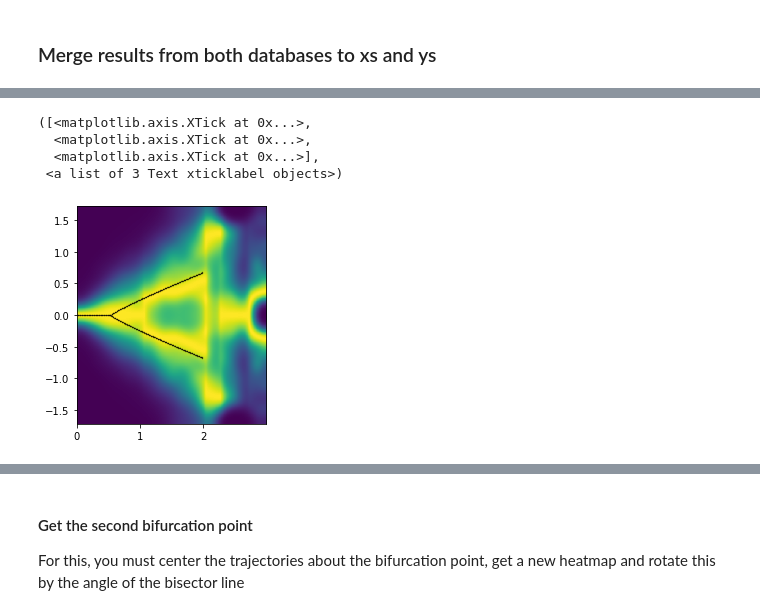
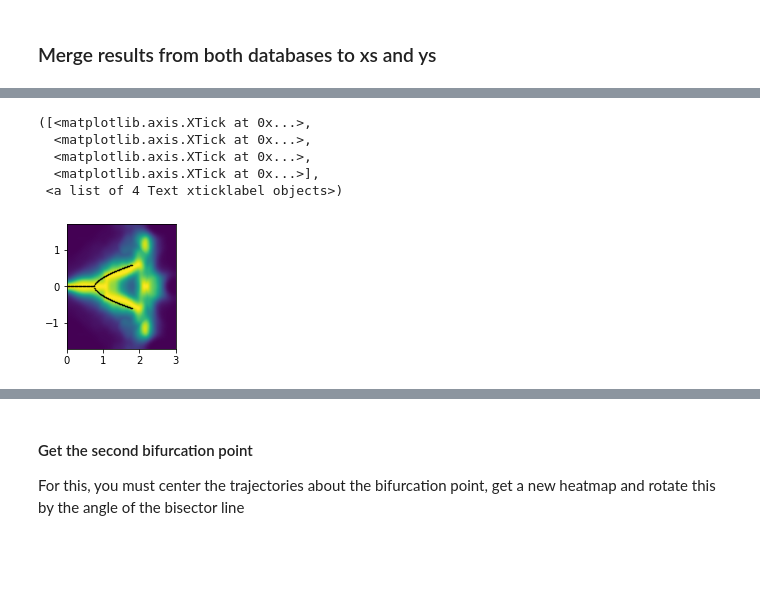
Before and after one commit to bianca-schell/locustVR, a Jupyter notebook: locust_plots-june.ipynb, the cells around one changed output, grey strips where cells are left out. Cells and saved outputs as stored; diff of their text form; code cells hidden in the pictures; blank space fills up the shorter version.

```diff
--- a/locust_plots-june.ipynb
+++ b/locust_plots-june.ipynb
@@ -389,3 +419,7 @@ plt.axes().set_aspect('equal')
 plt.show()
 # %% [output]
 [figure]
+# %%
+df2 = tmp1.loc[:, ['rotated_x', 'rotated_y', 't']]
+df2['event'] = np.max(df1['event'])+1
+df2['t2'] = 0
@@ -420,5 +468,2 @@ else:
 # %% [markdown]
 ### Merge results from both databases to xs and ys
-# %%
-xs = np.concatenate((x1s,x2s))
-ys = np.concatenate((y1s,y2s))
@@ -485,0 +550,18 @@ plt.savefig(
+# %%
+tmin = 0
+tmax = 300
+for idx,t in enumerate(range(tmin,tmax-window_size)):
+    window_min = t
+    window_max = t + window_size
+
+    x = xs[(ts > window_min) & (ts < window_max)]
+    y = ys[(ts > window_min) & (ts < window_max)]
+    tmp_img = density_map(x, y, stats=False)
+
+    if idx == 0:
+        img = tmp_img
+    else:
+        img = np.fmax(tmp_img, img)
+
+x_peaks = np.where(img > peak_threshold)[1] * post1_x / nbins
+y_peaks = np.where(img > peak_threshold)[0] * (post0_y - post2_y) / nbins + post2_y
@@ -527,40 +679,41 @@ for i in range(0,10):
 # %%
+fig, ax = plt.subplots(1, 1, figsize=(post1_x/1.5, post2_y/0.75))
 plt.imshow(img ** 2, extent=[0, post1_x, post0_y, post2_y])
+
 
 parameters = params1
 step_len = 0.01
 
 x1 = np.arange(step_len, parameters[0], step_len)
 y1 = np.zeros(len(x1))
 
 x = (
-    np.arange(parameters[0], 2.0, step_len)
-)
+    np.arange(parameters[0], 1.8, step_len)
+    )
 x2 = np.concatenate((x, x))
 y2 = np.concatenate(
     (
         (parameters[2] * (x - parameters[0])) ** parameters[1],
         -(parameters[2] * (x - parameters[0])) ** parameters[1],
     )
 )
 
-if nPosts != 2:
-    bisector_xs = [params1[0], post2_x]
-    bisector_ys = [
-        0,
-        np.tan(np.arctan2(post2_y, post2_x - params1[0]) / 2)
-        * (post2_x - params1[0]),
-    ]
+bisector_xs = [params1[0], post2_x]
+bisector_ys = [
+    0,
+    np.tan(np.arctan2(post2_y, post2_x - params1[0]) / 2) * (post2_x - params1[0]),
+]
 
 plt.scatter(x1, y1, c="black", s=0.1)
 plt.scatter(x2, y2, c="black", s=0.1)
-plt.xticks([0, 1, 2])
+plt.xticks([0, 1, 2, 3])
 # %% [output]
 ([<matplotlib.axis.XTick at 0x...>,
   <matplotlib.axis.XTick at 0x...>,
+  <matplotlib.axis.XTick at 0x...>,
   <matplotlib.axis.XTick at 0x...>],
- <a list of 3 Text xticklabel objects>)
+ <a list of 4 Text xticklabel objects>)
-[figure, old version]
+[figure, new version]
 # %%
 print("The first bifurcation occurs at an angle",2 * np.arctan2(post2_y, post2_x - params1[0]) * 180 / np.pi,)
 # %% [output]
```
Also changed, not shown: parts of 36 cells of this notebook, 26 other files.
